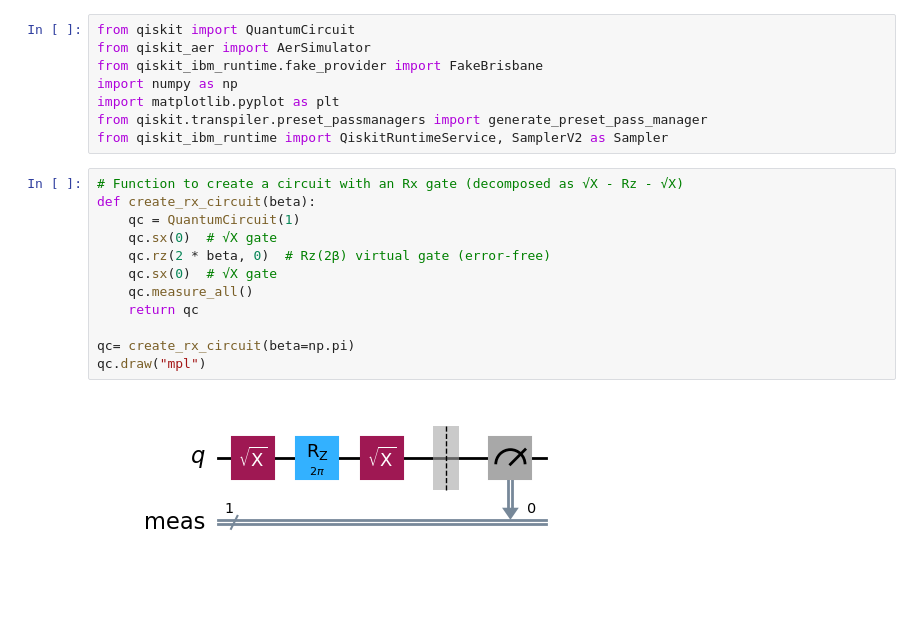
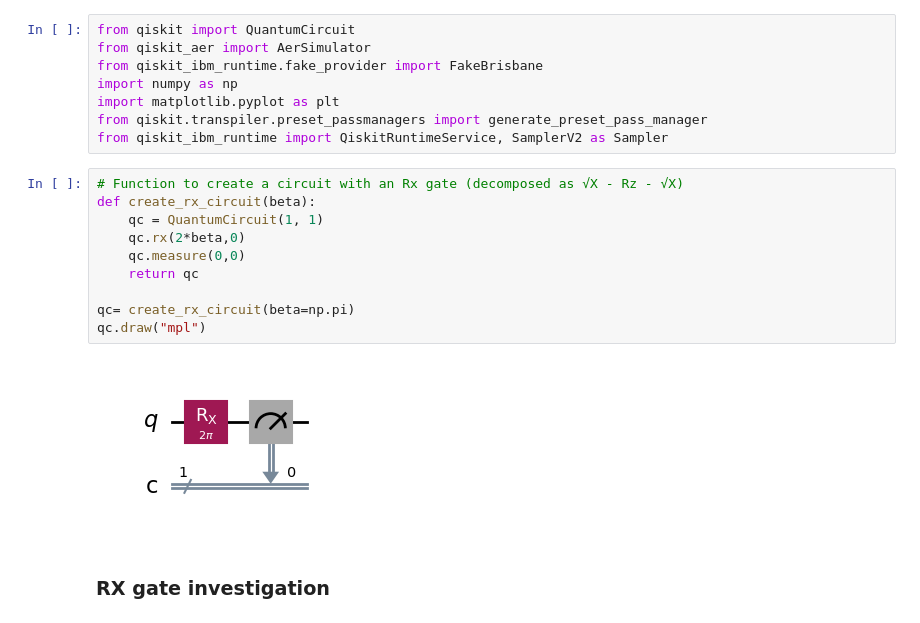
Before and after one commit to Rafe-code/qaoa_err_invest, a Jupyter notebook: error_rx_by_angle.ipynb, the cells around one changed output. Saved outputs shown, nothing was run; the diff lists cells and outputs as text.

Commit message:
rzz anova, rx gate change to rx not decomposed

```diff
--- a/error_rx_by_angle.ipynb
+++ b/error_rx_by_angle.ipynb
@@ -11,17 +11,17 @@ from qiskit_ibm_runtime import QiskitRuntimeService, SamplerV2 as Sampler
 # %%
 # Function to create a circuit with an Rx gate (decomposed as √X - Rz - √X)
 def create_rx_circuit(beta):
-    qc = QuantumCircuit(1)
-    qc.sx(0)  # √X gate
-    qc.rz(2 * beta, 0)  # Rz(2β) virtual gate (error-free)
-    qc.sx(0)  # √X gate
-    qc.measure_all()
+    qc = QuantumCircuit(1, 1)
+    qc.rx(2*beta,0)
+    qc.measure(0,0)
     return qc
 
 qc= create_rx_circuit(beta=np.pi)
 qc.draw("mpl")
 # %% [output]
-[figure, old version]
+[figure, new version]
+# %% [markdown]
+### RX gate investigation
 # %%
 # Load IBM noise model (replace with a different device if needed)
 # backend = FakeBrisbane()  # Simulated IBMQ device
```
Also changed, not shown: parts of 11 cells of this notebook, 6 other files.
